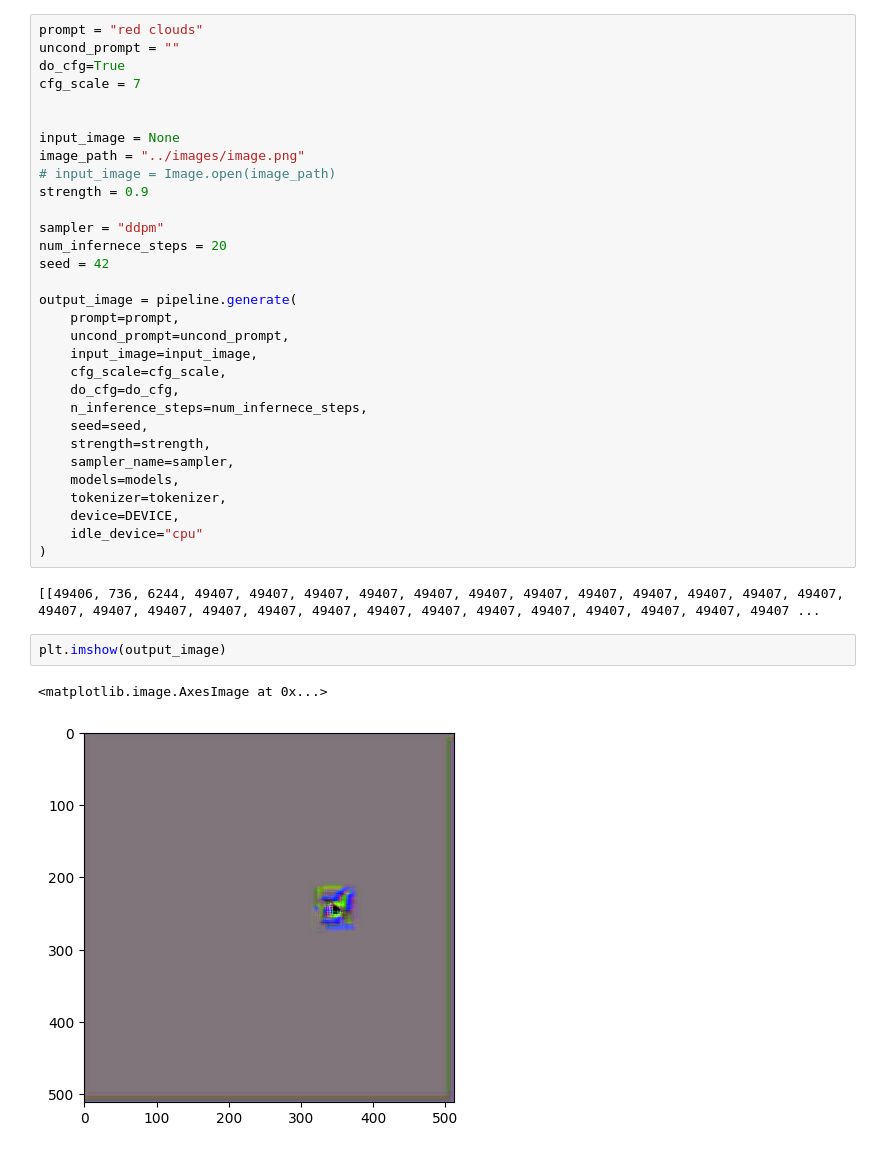
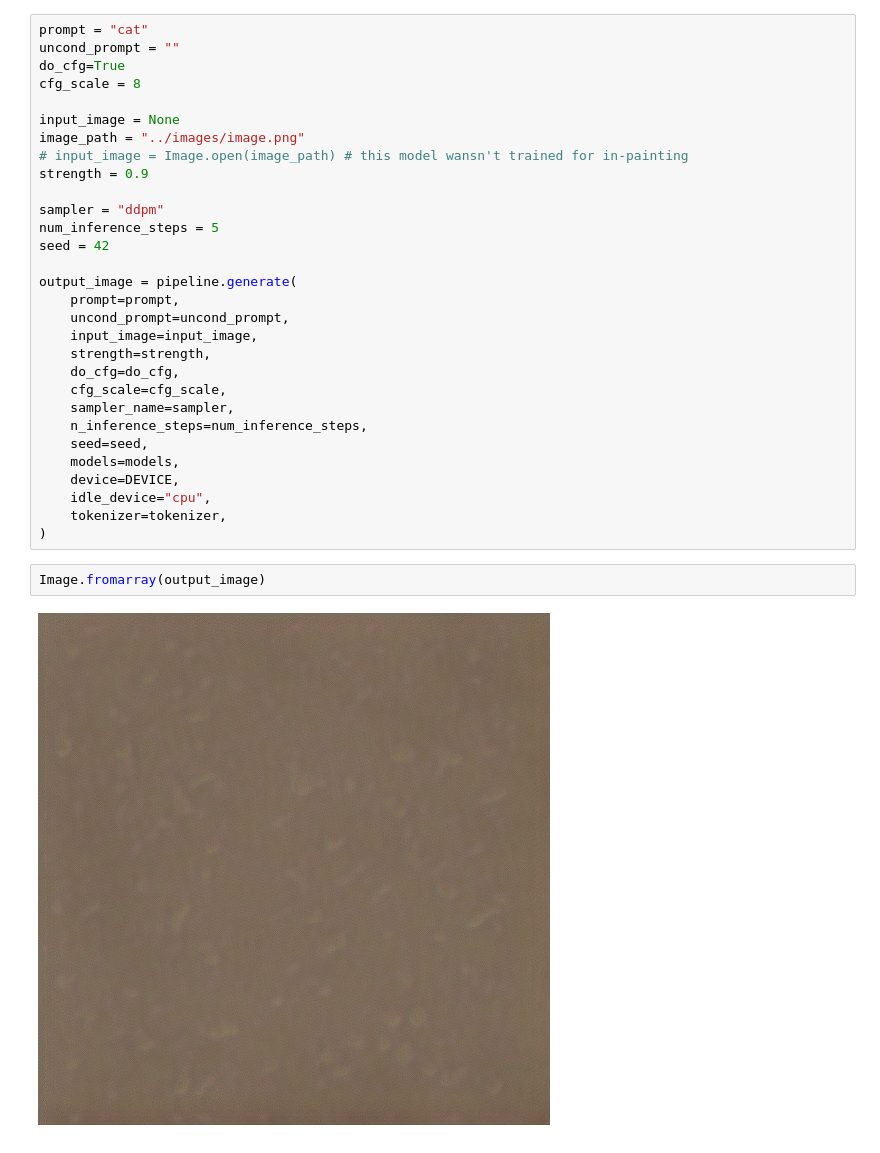
Before and after one commit to parmarsuraj99/StableDiffusionExercise, a Jupyter notebook: sd/demo.ipynb, the cells around one changed output. Saved outputs shown, nothing was run; the diff lists cells and outputs as text.

```diff
--- a/sd/demo.ipynb
+++ b/sd/demo.ipynb
@@ -24,40 +23,36 @@ models = model_loader.preload_model_from_standard_weights(model_file, DEVICE)
 # %% [output]
 DEVICE: cpu
 # %%
-prompt = "red clouds"
+prompt = "cat"
 uncond_prompt = ""
 do_cfg=True
-cfg_scale = 7
-
+cfg_scale = 8
 
 input_image = None
 image_path = "../images/image.png"
-# input_image = Image.open(image_path)
+# input_image = Image.open(image_path) # this model wansn't trained for in-painting
 strength = 0.9
 
 sampler = "ddpm"
-num_infernece_steps = 20
+num_inference_steps = 5
 seed = 42
 
 output_image = pipeline.generate(
     prompt=prompt,
     uncond_prompt=uncond_prompt,
     input_image=input_image,
+    strength=strength,
+    do_cfg=do_cfg,
     cfg_scale=cfg_scale,
-    do_cfg=do_cfg,
-    n_inference_steps=num_infernece_steps,
+    sampler_name=sampler,
+    n_inference_steps=num_inference_steps,
     seed=seed,
-    strength=strength,
-    sampler_name=sampler,
     models=models,
+    device=DEVICE,
+    idle_device="cpu",
     tokenizer=tokenizer,
-    device=DEVICE,
-    idle_device="cpu"
 )
-# %% [output]
-[[49406, 736, 6244, 49407, 49407, 49407, 49407, 49407, 49407, 49407, 49407, 49407, 49407, 49407, 49407, 49407, 49407, 49407, 49407, 49407, 49407, 49407, 49407, 49407, 49407, 49407, 49407, 49407, 49407 ...
-# %%
-plt.imshow(output_image)
-# %% [output]
-<matplotlib.image.AxesImage at 0x...>
-[figure, removed]
+# %%
+Image.fromarray(output_image)
+# %% [output]
+[figure, added]
```
Also changed, not shown: parts of 2 cells of this notebook, 2 other files.
